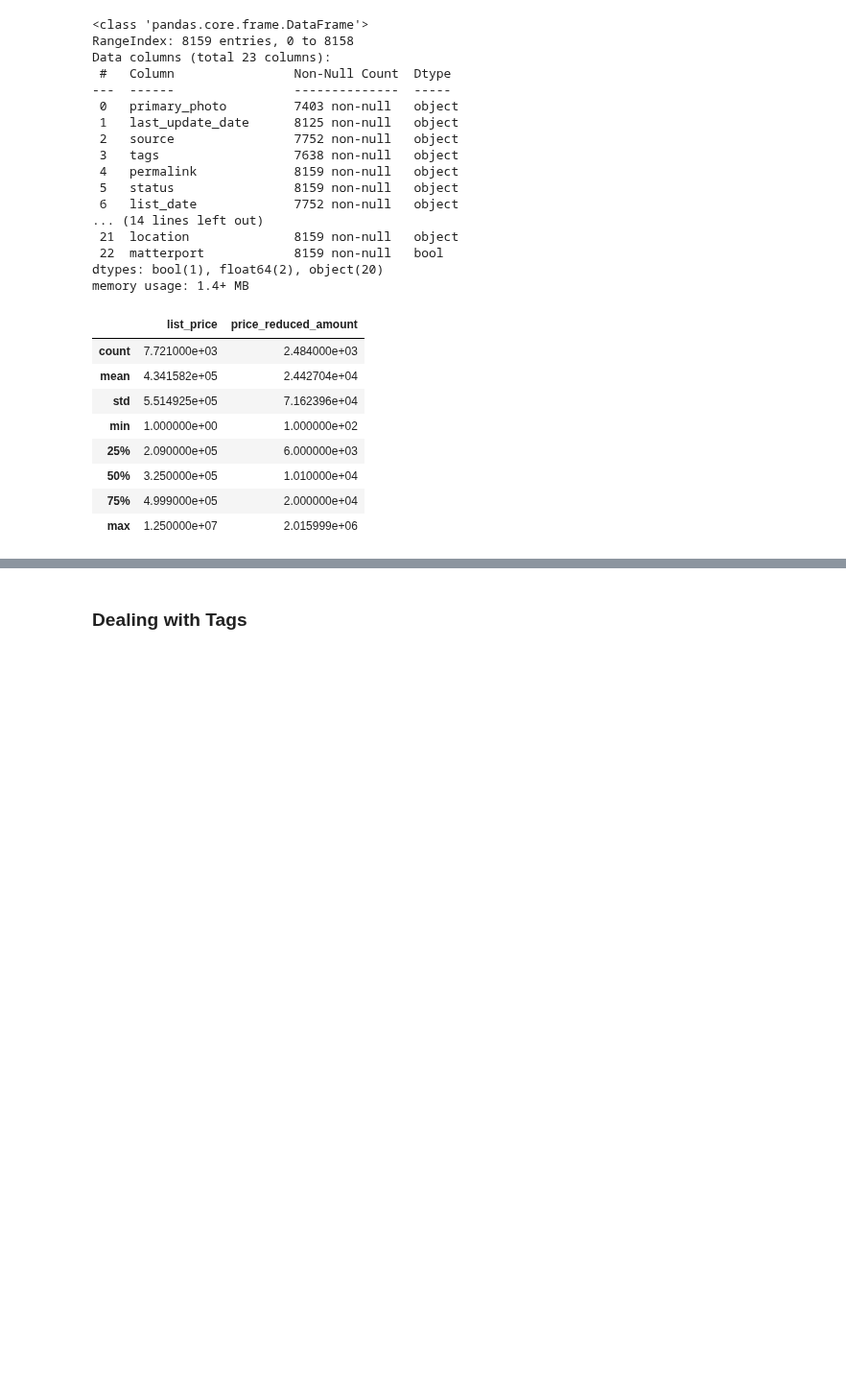
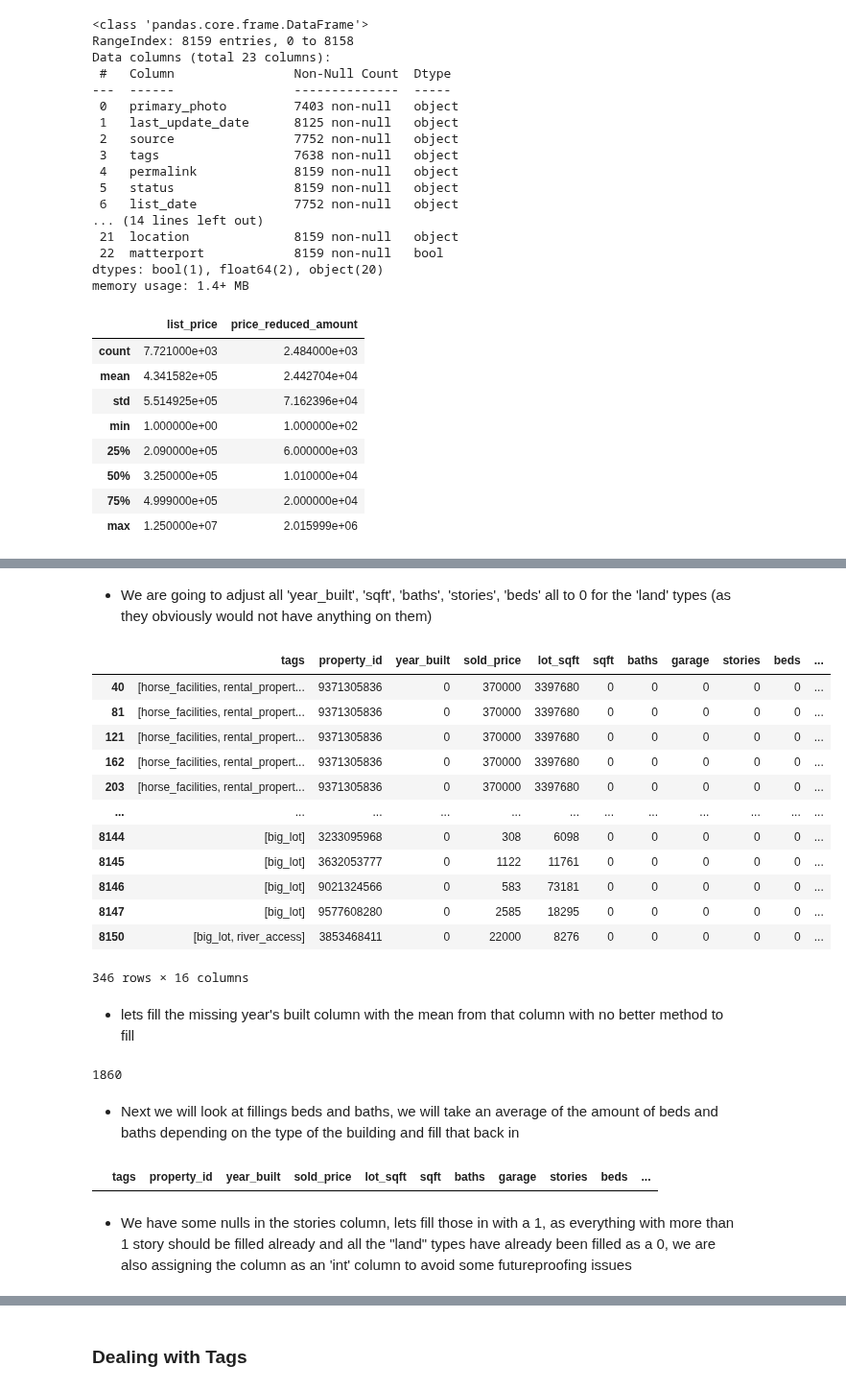
Before and after one commit to FinchWilliam/DS-Midterm-Project, a Jupyter notebook: notebooks/1 - EDA.ipynb, the cells around one changed output, grey strips where cells are left out. Shown at 96% size. Drawn from its saved outputs; the diff is of its cells as text; code cells hidden in the pictures; blank space fills up the shorter version.

Commit message:
full update on EDA
Formated, updated city/state lon/lat function, segregated everything for ease of vision and use.

```diff
--- a/notebooks/1 - EDA.ipynb
+++ b/notebooks/1 - EDA.ipynb
@@ -307,0 +276,5 @@ df = df[df['type'] != 'duplex_triplex']
+# %%
+coordinate_df = fv.break_it_down(df['coordinate'])
+columns_to_drop.append('coordinate')
+df[coordinate_df.columns] = coordinate_df
+df[coordinate_df.columns]
@@ -307,0 +325,6 @@ df = df[df['type'] != 'duplex_triplex']
+# %%
+missing_property_dict = {'Boone': {'lon': -93.885490, 'lat': 42.060650},
+                'Garnett': {'lon': 81.2454, 'lat': 32.6063},
+                'Charlton Heights': {'lon': -81.24385, 'lat': 38.13673}}
+df = fv.item_replacement(missing_property_dict, df, 'city', 'lon', 'lat')
+df[df['lon'].isnull()].shape
@@ -307,0 +336,4 @@ df = df[df['type'] != 'duplex_triplex']
+# %%
+#change the name of the lat/lon column to
+df = df.rename(columns={'lat':'property_lat', 'lon': 'property_lon'})
+df[df['city'].isnull()]
@@ -307,0 +379,9 @@ df = df[df['type'] != 'duplex_triplex']
+# %%
+type_mapping = {'other': 'land',
+                'condos': 'condo',
+                np.nan : 'land',
+                }
+df['type'] = df['type'].replace(type_mapping)
+df = df[(df['type'] != 'condo_townhome_rowhome_coop') & (df['type'] != 'duplex_triplex')]
+print(df['type'].unique())
+df['type'].value_counts()
@@ -307,0 +400,42 @@ df = df[df['type'] != 'duplex_triplex']
+# %% [markdown]
+ - We are going to adjust all 'year_built', 'sqft', 'baths', 'stories', 'beds' all to 0 for the 'land' types (as they obviously would not have anything on them)
+# %%
+#lets change the 'year_built', 'sqft', 'baths', 'stories', 'beds' all to 0 for the 'land' types
+to_change_list = ['year_built', 'sqft', 'baths', 'stories', 'beds']
+for col in to_change_list:
+    df.loc[(df['type'] == 'land') & (df[col].isna()), col] = 0
+
+df[df['type'] == 'land']
+# %% [output]
+|  | tags | property_id | year_built | sold_price | lot_sqft | sqft | baths | garage | stories | beds | ... |
+| 40 | [horse_facilities, rental_propert... | 9371305836 | 0 | 370000 | 3397680 | 0 | 0 | 0 | 0 | 0 | ... |
+| 81 | [horse_facilities, rental_propert... | 9371305836 | 0 | 370000 | 3397680 | 0 | 0 | 0 | 0 | 0 | ... |
+| 121 | [horse_facilities, rental_propert... | 9371305836 | 0 | 370000 | 3397680 | 0 | 0 | 0 | 0 | 0 | ... |
+| 162 | [horse_facilities, rental_propert... | 9371305836 | 0 | 370000 | 3397680 | 0 | 0 | 0 | 0 | 0 | ... |
+| 203 | [horse_facilities, rental_propert... | 9371305836 | 0 | 370000 | 3397680 | 0 | 0 | 0 | 0 | 0 | ... |
+| ... | ... | ... | ... | ... | ... | ... | ... | ... | ... | ... | ... |
+| 8144 | [big_lot] | 3233095968 | 0 | 308 | 6098 | 0 | 0 | 0 | 0 | 0 | ... |
+| 8145 | [big_lot] | 3632053777 | 0 | 1122 | 11761 | 0 | 0 | 0 | 0 | 0 | ... |
+| 8146 | [big_lot] | 9021324566 | 0 | 583 | 73181 | 0 | 0 | 0 | 0 | 0 | ... |
+| 8147 | [big_lot] | 9577608280 | 0 | 2585 | 18295 | 0 | 0 | 0 | 0 | 0 | ... |
+| 8150 | [big_lot, river_access] | 3853468411 | 0 | 22000 | 8276 | 0 | 0 | 0 | 0 | 0 | ... |
+346 rows × 16 columns
+# %% [markdown]
+ - lets fill the missing year's built column with the mean from that column with no better method to fill
+# %%
+mean_year = df['year_built'].mean().astype(int)
+print(mean_year)
+df['year_built'] = df['year_built'].fillna(mean_year)
+# %% [output]
+1860
+# %% [markdown]
+ - Next we will look at fillings beds and baths, we will take an average of the amount of beds and baths depending on the type of the building and fill that back in
+# %%
+bed_bath_dict = df[['type', 'beds', 'baths']].groupby('type').mean().astype(int).transpose().to_dict()
+
+df = fv.item_replacement(bed_bath_dict, df, 'type', 'beds','baths')
+df[df['beds'].isnull() & df['baths'].isnull()]
+# %% [output]
+|  | tags | property_id | year_built | sold_price | lot_sqft | sqft | baths | garage | stories | beds | ... |
+# %% [markdown]
+ - We have some nulls in the stories column, lets fill those in with a 1, as everything with more than 1 story should be filled already and all the "land" types have already been filled as a 0, we are also assigning the  column as an 'int' column to avoid some futureproofing issues
```
Also changed, not shown: parts of 46 cells of this notebook, 10 other files.
